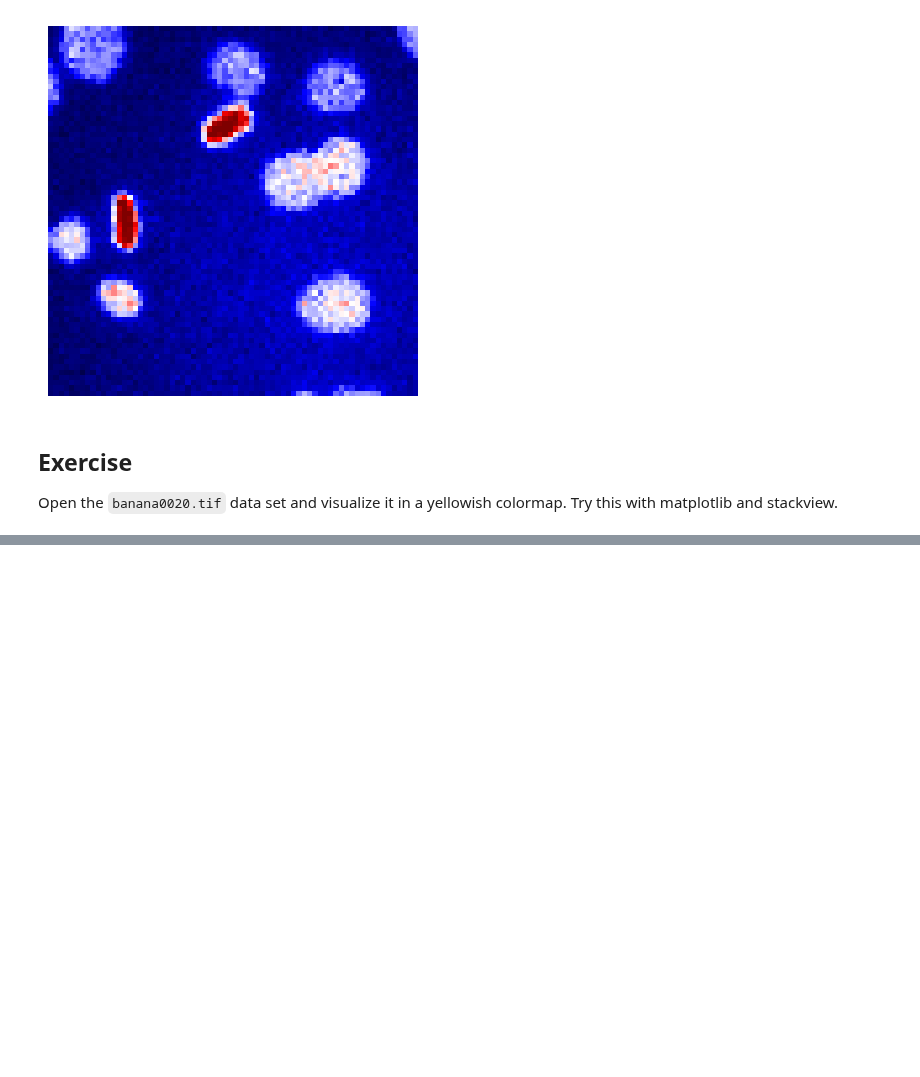
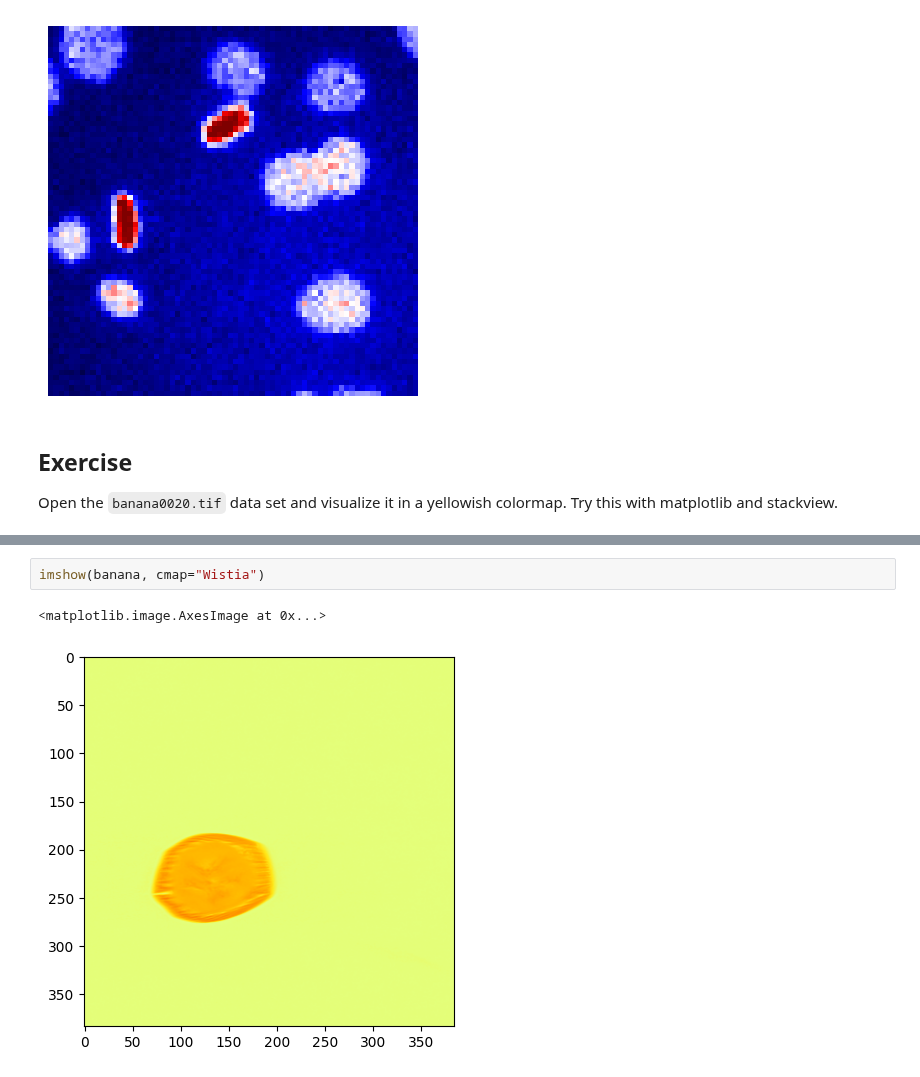
Before and after one commit to neonworker/bio-image, a Jupyter notebook: 02a_image_processing/02_opening_visualizing_images.ipynb, the cells around one changed output, grey strips where cells are left out. Cells and saved outputs as stored; diff of their text form; blank space fills up the shorter version.

```diff
--- a/02a_image_processing/02_opening_visualizing_images.ipynb
+++ b/02a_image_processing/02_opening_visualizing_images.ipynb
@@ -75,0 +99,5 @@ Open the `banana0020.tif` data set and visualize it in a yellowish colormap. Try
+# %%
+imshow(banana, cmap="Wistia")
+# %% [output]
+<matplotlib.image.AxesImage at 0x...>
+[figure, added]
```
Also changed, not shown: parts of 3 cells of this notebook.
